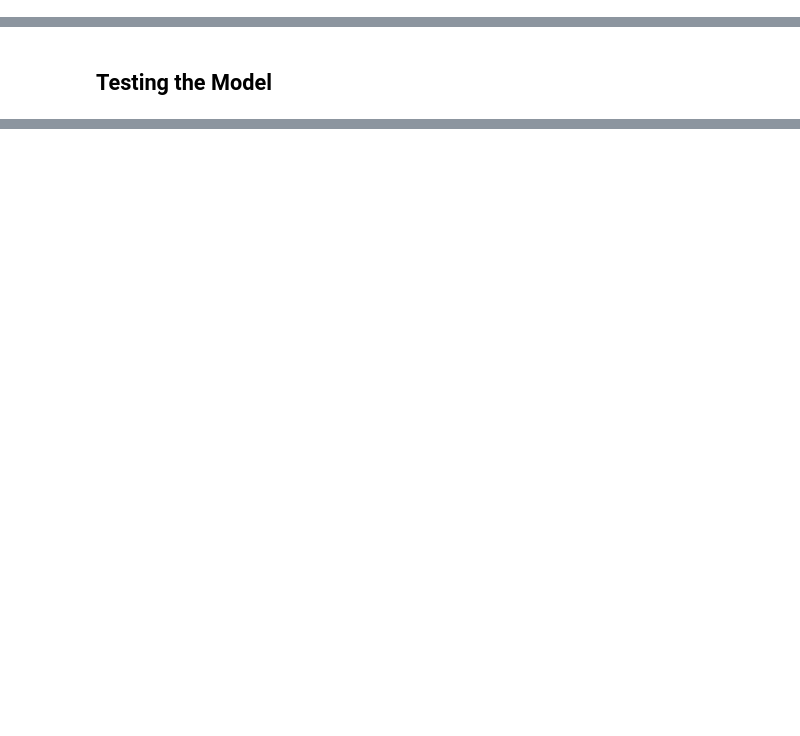
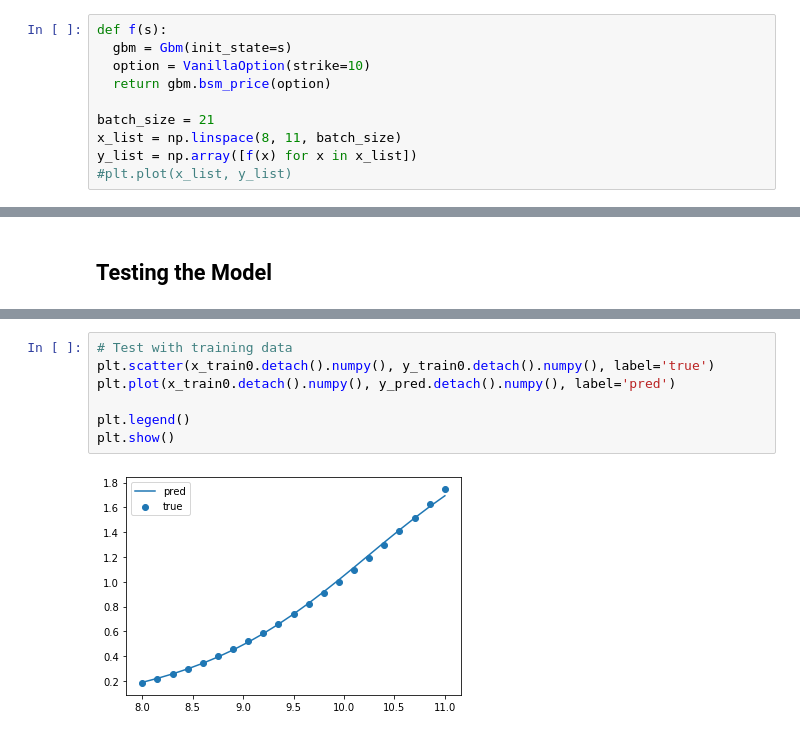
Before and after one commit to songqsh/MQP2019, a Jupyter notebook: Nick/BSM_NN_v02.ipynb, the cells around one changed output, grey strips where cells are left out. Saved outputs shown, nothing was run; the diff lists cells and outputs as text; blank space fills up the shorter version.

```diff
--- a/Nick/BSM_NN_v02.ipynb
+++ b/Nick/BSM_NN_v02.ipynb
@@ -94,6 +94,16 @@ def prices_bsm(self, vanilla_option, data):
   return outputData
 
 Gbm.prices_bsm = prices_bsm
+# %%
+def f(s):
+  gbm = Gbm(init_state=s)
+  option = VanillaOption(strike=10)
+  return gbm.bsm_price(option)
+
+batch_size = 21
+x_list = np.linspace(8, 11, batch_size)
+y_list = np.array([f(x) for x in x_list])
+#plt.plot(x_list, y_list)
 # %% [markdown]
 ## Create Model
 Next, we create the neural network model. This is done first by setting the inner and outer dimensions with variables. Next we code the model and vary the internal dimensions to attempt to improve the model. At this level, this is essentially a simple linear algebra exercise:
@@ -255 +259,10 @@ tensor([[16.5859],
+# %%
+# Test with training data
+plt.scatter(x_train0.detach().numpy(), y_train0.detach().numpy(), label='true')
+plt.plot(x_train0.detach().numpy(), y_pred.detach().numpy(), label='pred')
+
+plt.legend()
+plt.show()
+# %% [output]
+[figure, added]
 # %%
```
Also changed, not shown: parts of 8 cells of this notebook.
